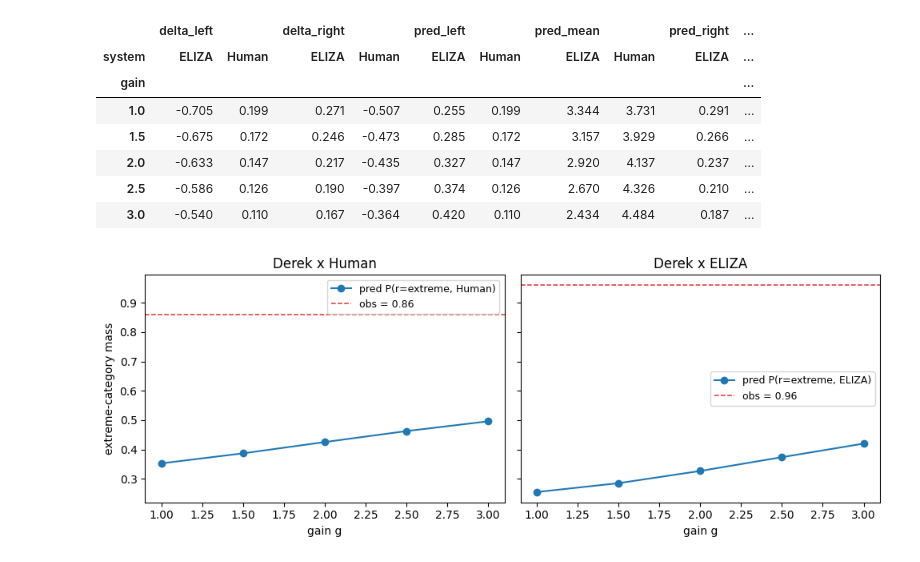
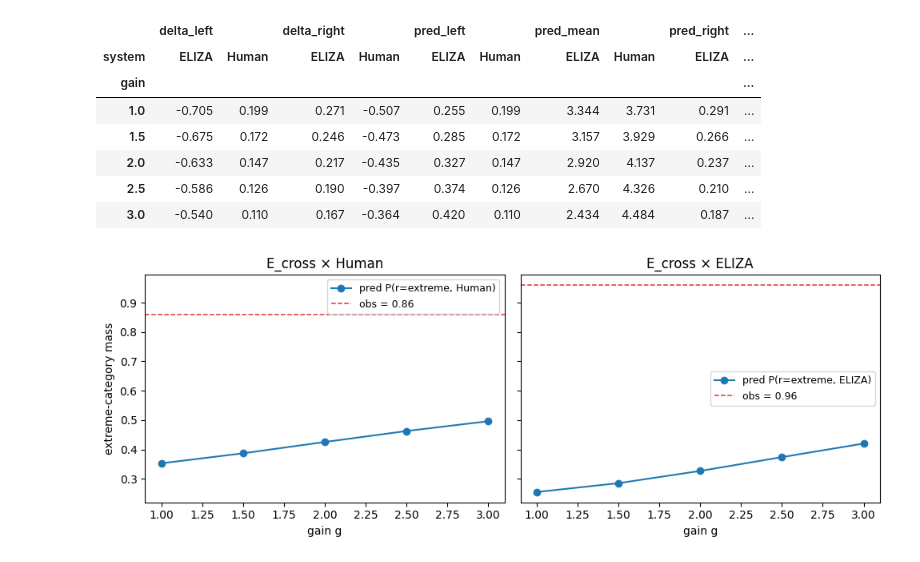
Before and after one commit to RyanJafefKelly/dcm-code, a Jupyter notebook: notebooks/18_gwt_tree_propagation.ipynb, the cells around one changed output. Cells and saved outputs as stored; diff of their text form; code cells hidden in the pictures.

```diff
--- a/notebooks/18_gwt_tree_propagation.ipynb
+++ b/notebooks/18_gwt_tree_propagation.ipynb
@@ -265,16 +281,16 @@ pivot_screen.round(3)
 # %%
 fig, axes = plt.subplots(1, 2, figsize=(10, 3.8), sharey=True)
 for ax, system, obs_key in zip(axes, ['Human', 'ELIZA'], ['right', 'left']):
     sub = screen_df[screen_df['system'] == system].sort_values('gain')
     ax.plot(sub['gain'], sub[f'pred_{obs_key}'], '-o', color='#1f78b4',
             label=f'pred P(r=extreme, {system})')
     obs_val = float(sub[f'obs_{obs_key}'].iloc[0])
     ax.axhline(obs_val, color='#d33', lw=1.1, ls='--',
                label=f'obs = {obs_val:.2f}')
     ax.set_xlabel('gain g')
-    ax.set_title(f'Derek x {system}')
+    ax.set_title(f'{CROSS_SYSTEM_CODE} × {system}')
     ax.legend(fontsize=9)
 axes[0].set_ylabel('extreme-category mass')
 plt.tight_layout();
 # %% [output]
-[figure, old version]
+[figure, new version]
```
Also changed, not shown: parts of 15 cells of this notebook, 2 other files.
